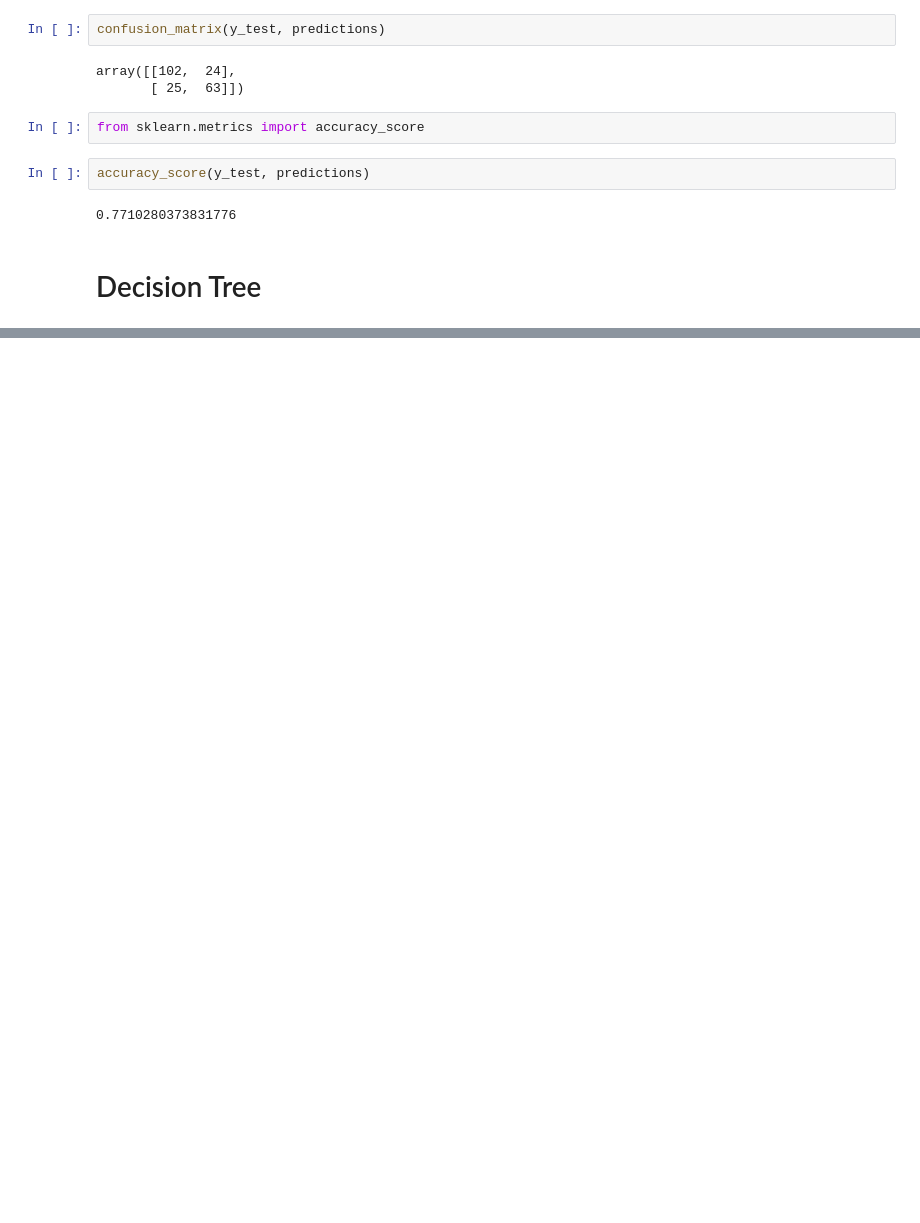
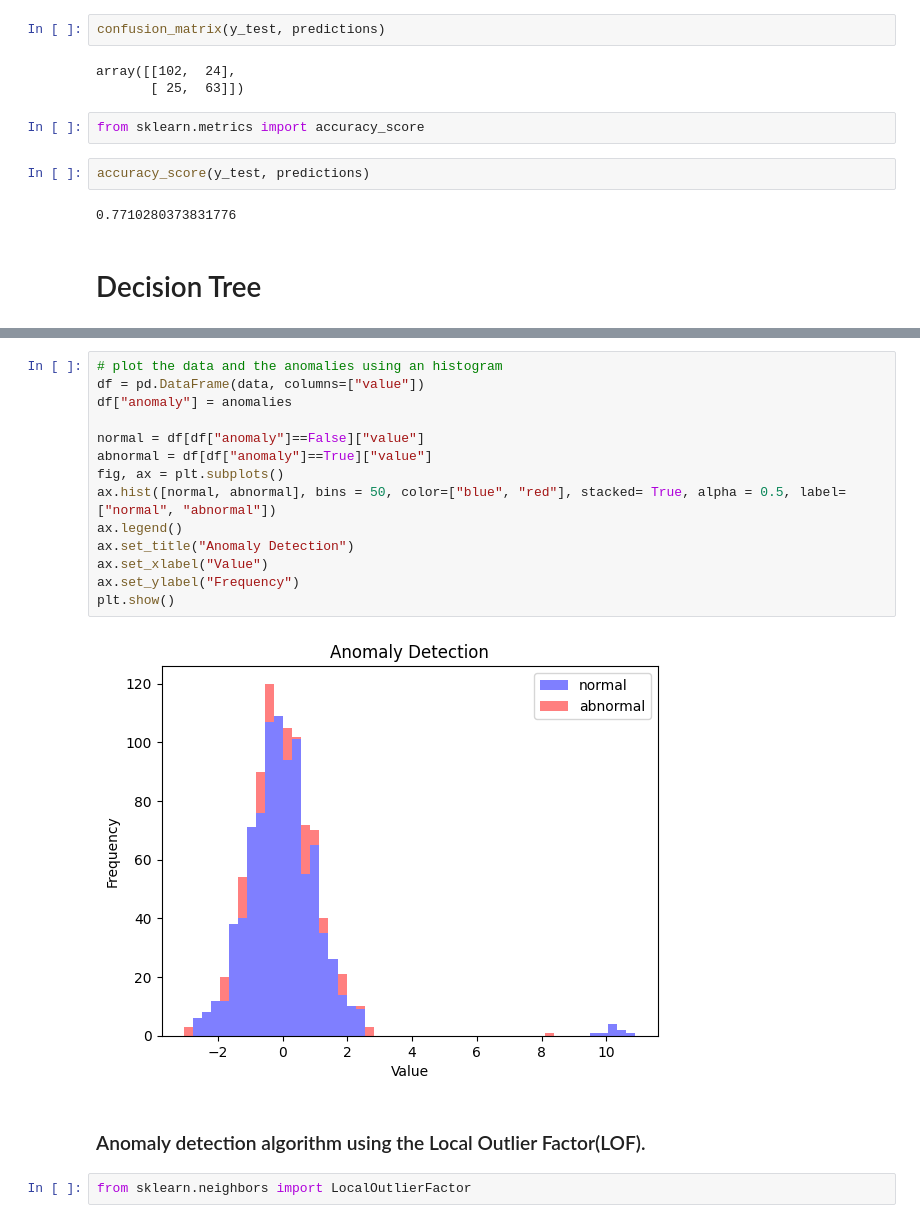
Before and after one commit to sorybarry223/PRIM, a Jupyter notebook: My_implementation/Python simulation/algorithms.ipynb, the cells around one changed output, grey strips where cells are left out. Cells and saved outputs as stored; diff of their text form; blank space fills up the shorter version.

```diff
--- a/My_implementation/Python simulation/algorithms.ipynb
+++ b/My_implementation/Python simulation/algorithms.ipynb
@@ -607,0 +669,20 @@ Actual: Grape. Predicted: {'Mango': '33%', 'Grape': '39%', 'Lemon': '26%'}
+# %%
+# plot the data and the anomalies using an histogram
+df = pd.DataFrame(data, columns=["value"])
+df["anomaly"] = anomalies
+
+normal = df[df["anomaly"]==False]["value"]
+abnormal = df[df["anomaly"]==True]["value"]
+fig, ax = plt.subplots()
+ax.hist([normal, abnormal], bins = 50, color=["blue", "red"], stacked= True, alpha = 0.5, label=["normal", "abnormal"])
+ax.legend()
+ax.set_title("Anomaly Detection")
+ax.set_xlabel("Value")
+ax.set_ylabel("Frequency")
+plt.show()
+# %% [output]
+[figure, added]
+# %% [markdown]
+### Anomaly detection algorithm using the Local Outlier Factor(LOF).
+# %%
+from sklearn.neighbors import LocalOutlierFactor
```
Also changed, not shown: parts of 75 cells of this notebook.
